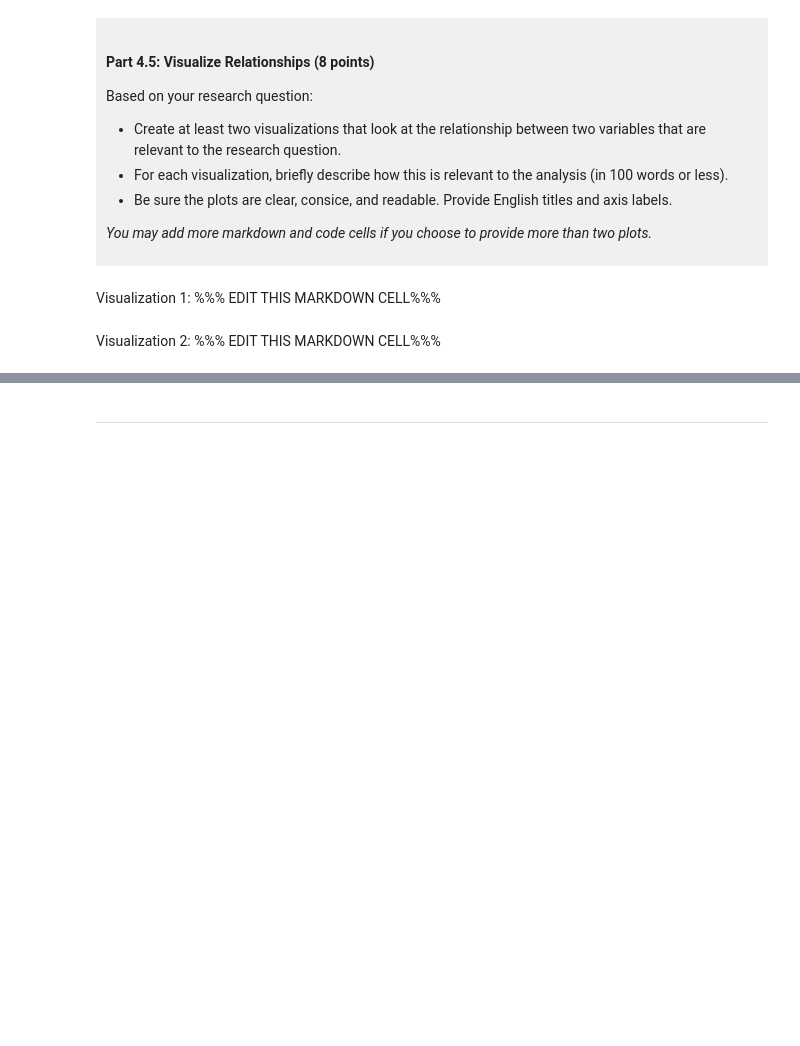
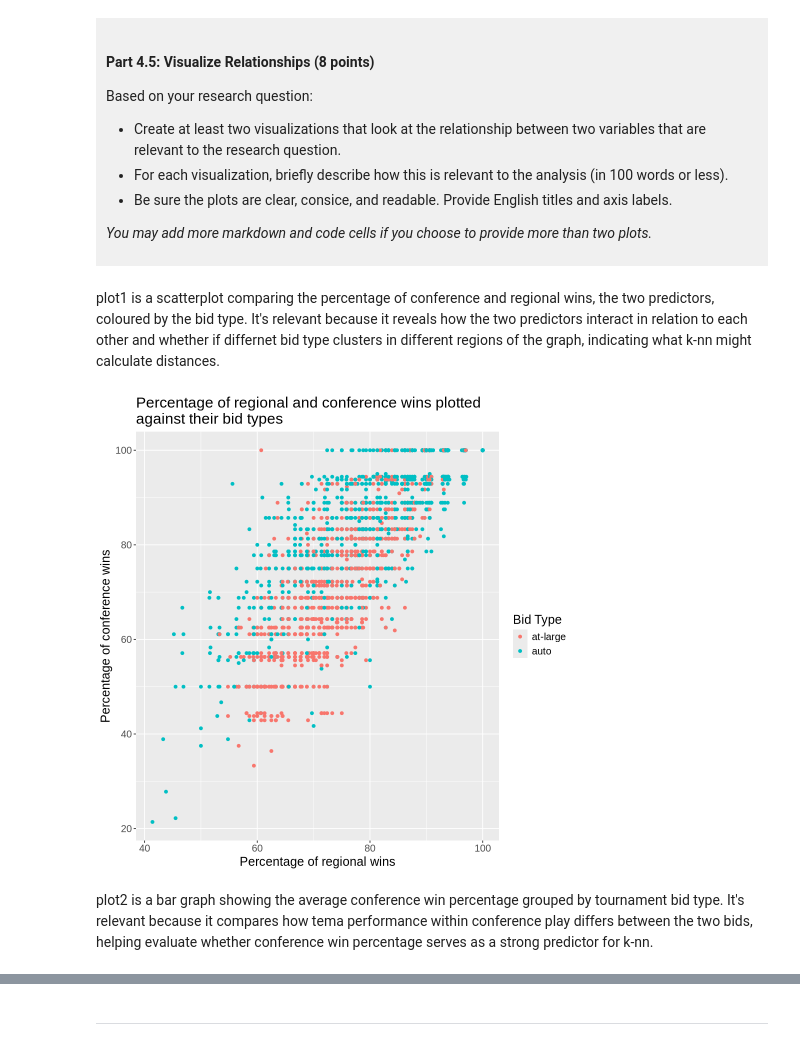
Before and after one commit to EZ-dot346/dsci-100-project-eva-zhou, a Jupyter notebook: dsci-100-project-notebook.ipynb, the cells around one changed output, grey strips where cells are left out. Drawn from its saved outputs; the diff is of its cells as text; code cells hidden in the pictures; blank space fills up the shorter version.

```diff
--- a/dsci-100-project-notebook.ipynb
+++ b/dsci-100-project-notebook.ipynb
@@ -312,9 +369,24 @@ Based on your research question:
 *You may add more markdown and code cells if you choose to provide more than two plots.*
 </div>
 # %% [markdown]
-Visualization 1: %%% EDIT THIS MARKDOWN CELL%%%
+plot1 is a scatterplot comparing the percentage of conference and regional wins, the two predictors, coloured by the bid type. It's relevant because it reveals how the two predictors interact in relation to each other and whether if differnet bid type clusters in different regions of the graph, indicating what k-nn might calculate distances.
 # %%
-### EDIT THIS CODE CELL FOR VISUALIZATION 1###
+options(repr.plot.width = 8, repr.plot.height = 8)
+plot1 <- basketball_tidy |>
+    ggplot(aes(
+        x = reg_wins_pct,
+        y = conf_wins_pct,
+        colour = bid)) +
+    geom_point()+
+    labs(
+        x = "Percentage of regional wins",
+        y = "Percentage of conference wins",
+        colour = "Bid Type",
+        title = "Percentage of regional and conference wins plotted\nagainst their bid types")+
+    theme(text = element_text(size = 15))
+plot1
+# %% [output]
+[figure, added]
 # %% [markdown]
-Visualization 2: %%% EDIT THIS MARKDOWN CELL%%%
+plot2 is a bar graph showing the average conference win percentage grouped by tournament bid type. It's relevant because it compares how tema performance within conference play differs between the two bids, helping evaluate whether conference win percentage serves as a strong predictor for k-nn.
 # %%
```
Also changed, not shown: parts of 7 cells of this notebook.
